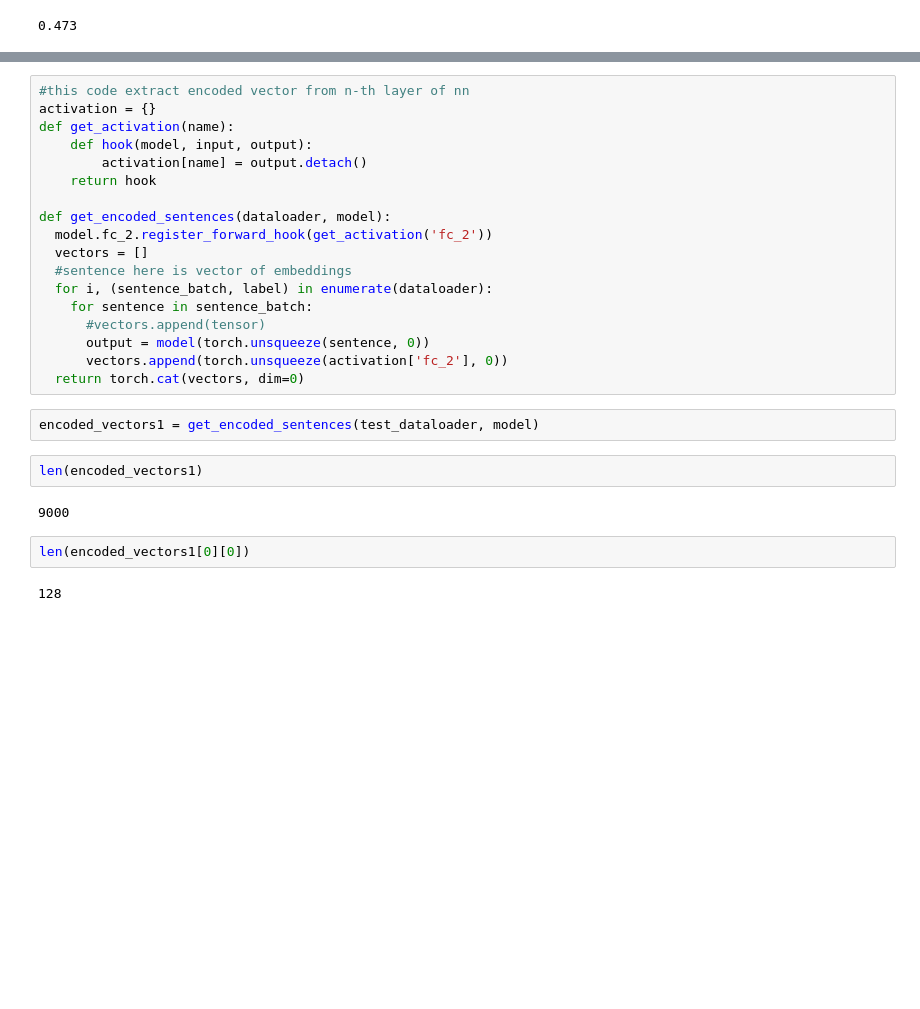
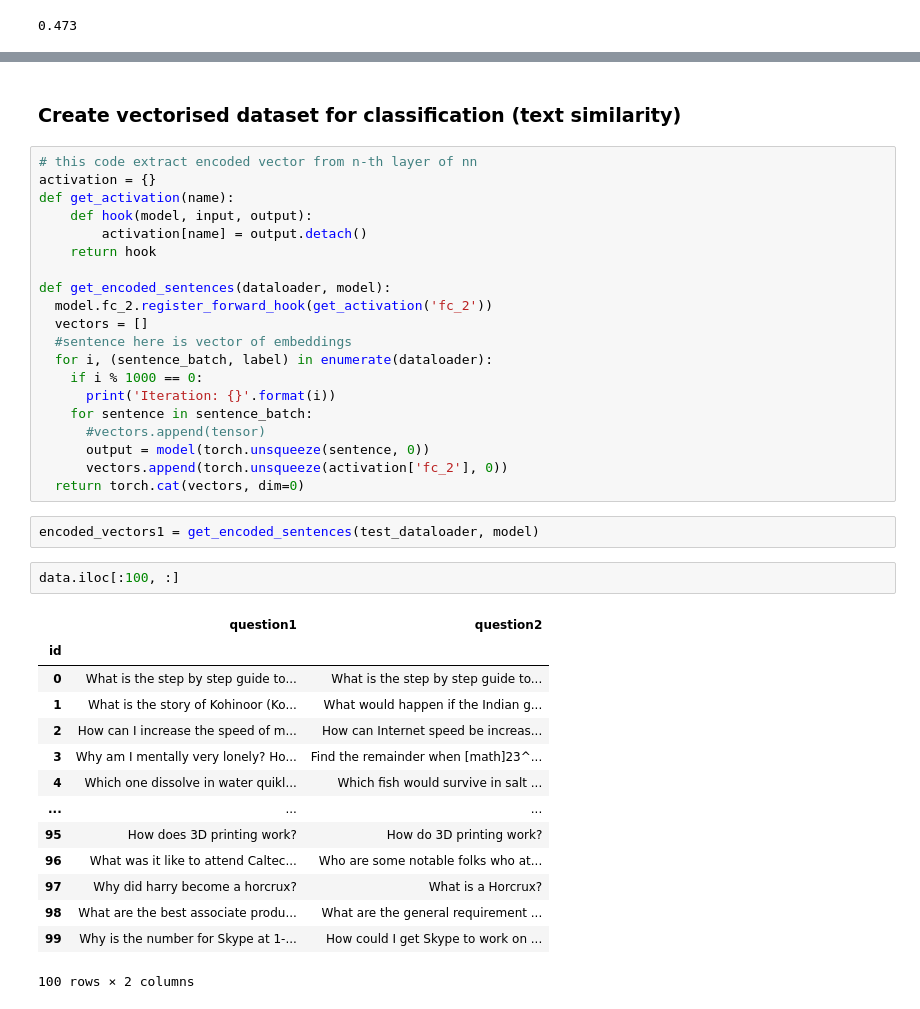
Before and after one commit to VldSab/NLP, a Jupyter notebook: Quora-Question-Pairs/quora_question_pairs.ipynb, the cells around one changed output, grey strips where cells are left out. Drawn from its saved outputs; the diff is of its cells as text; blank space fills up the shorter version.

```diff
--- a/Quora-Question-Pairs/quora_question_pairs.ipynb
+++ b/Quora-Question-Pairs/quora_question_pairs.ipynb
@@ -454,5 +417,7 @@ torch.onnx.export(model, dummy_input, "model_encoder.onnx")
+# %% [markdown]
+### Create vectorised dataset for classification (text similarity)
 # %%
-#this code extract encoded vector from n-th layer of nn
+# this code extract encoded vector from n-th layer of nn
 activation = {}
 def get_activation(name):
     def hook(model, input, output):
@@ -464,6 +429,8 @@ def get_encoded_sentences(dataloader, model):
   vectors = []
   #sentence here is vector of embeddings
   for i, (sentence_batch, label) in enumerate(dataloader):
+    if i % 1000 == 0:
+      print('Iteration: {}'.format(i))
     for sentence in sentence_batch:
       #vectors.append(tensor)
       output = model(torch.unsqueeze(sentence, 0))
@@ -471,11 +438,20 @@ def get_encoded_sentences(dataloader, model):
   return torch.cat(vectors, dim=0)
 # %%
 encoded_vectors1 = get_encoded_sentences(test_dataloader, model)
-# %%
-len(encoded_vectors1)
-# %% [output]
-9000
-# %%
-len(encoded_vectors1[0][0])
-# %% [output]
-128
+# %%
+data.iloc[:100, :]
+# %% [output]
+|  | question1 | question2 |
+| id |  |  |
+| 0 | What is the step by step guide to... | What is the step by step guide to... |
+| 1 | What is the story of Kohinoor (Ko... | What would happen if the Indian g... |
+| 2 | How can I increase the speed of m... | How can Internet speed be increas... |
+| 3 | Why am I mentally very lonely? Ho... | Find the remainder when [math]23^... |
+| 4 | Which one dissolve in water quikl... | Which fish would survive in salt ... |
+| ... | ... | ... |
+| 95 | How does 3D printing work? | How do 3D printing work? |
+| 96 | What was it like to attend Caltec... | Who are some notable folks who at... |
+| 97 | Why did harry become a horcrux? | What is a Horcrux? |
+| 98 | What are the best associate produ... | What are the general requirement ... |
+| 99 | Why is the number for Skype at 1-... | How could I get Skype to work on ... |
+100 rows × 2 columns
```
Also changed, not shown: parts of 50 cells of this notebook.
